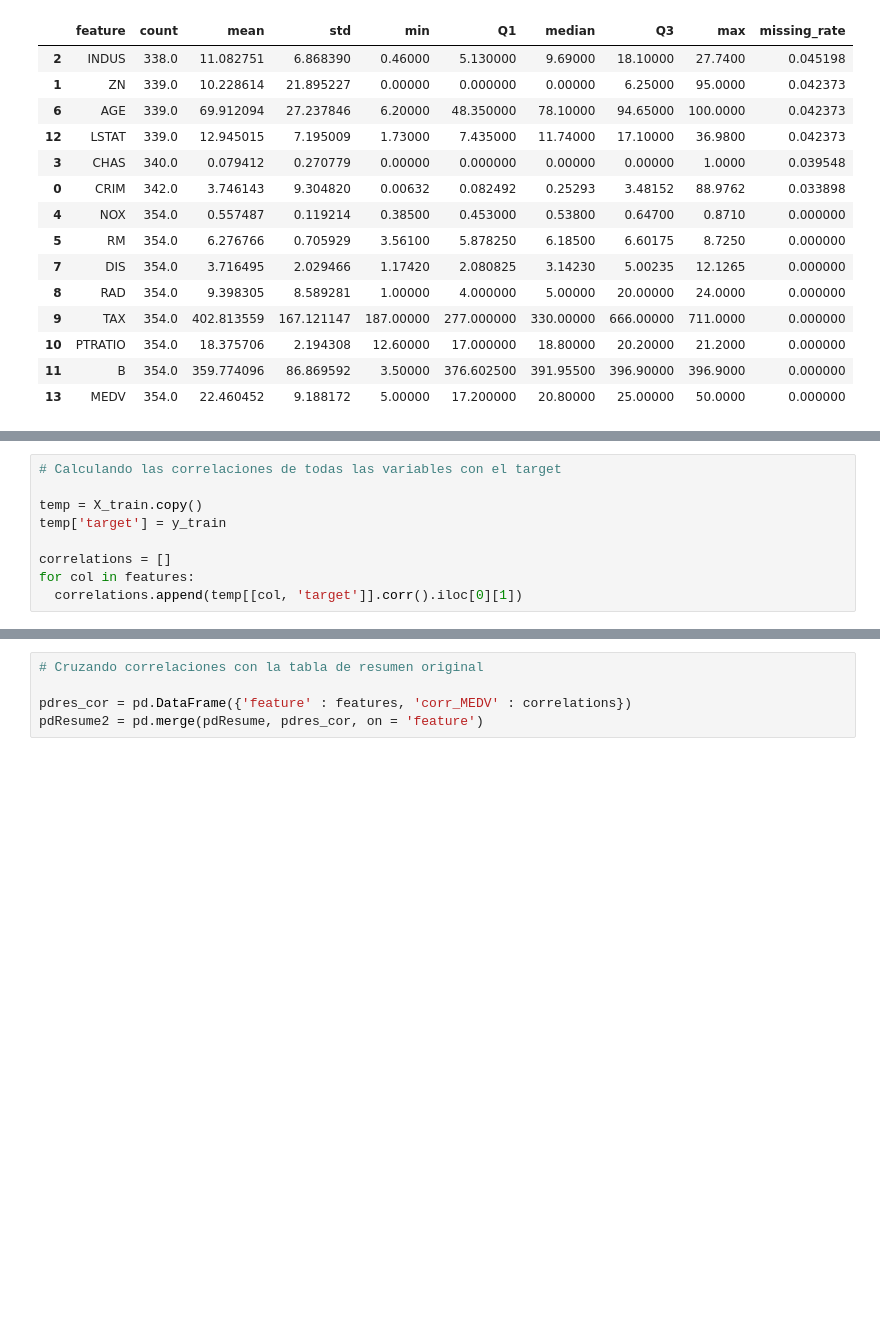
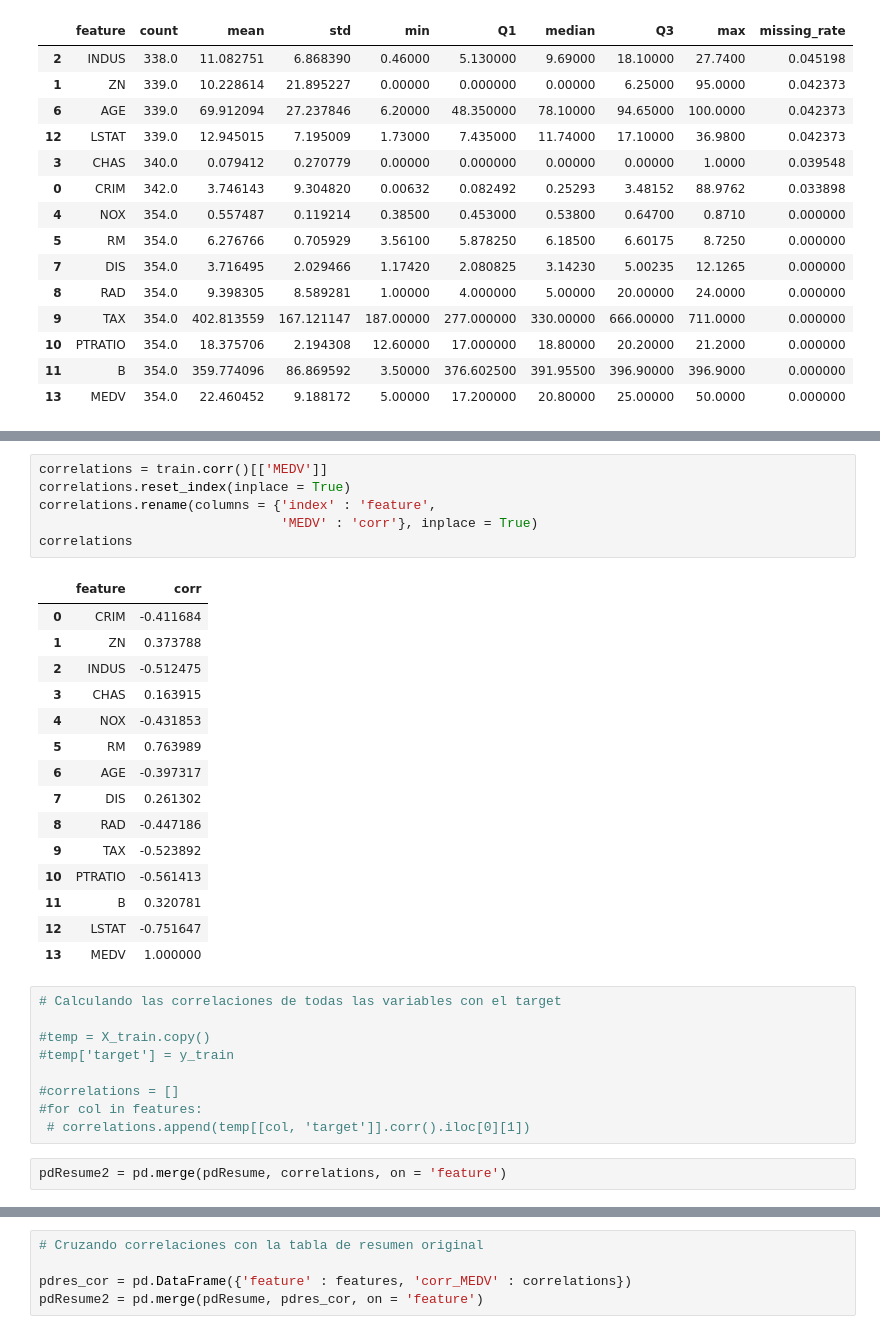
Before and after one commit to maacunap76/Especiaizacion_ML_Deep_DMC, a Jupyter notebook: Supervised_models/Linear_regression/Lab_Boston_Housing_v2.ipynb, the cells around one changed output, grey strips where cells are left out. Saved outputs shown, nothing was run; the diff lists cells and outputs as text; blank space fills up the shorter version.

```diff
--- a/Supervised_models/Linear_regression/Lab_Boston_Housing_v2.ipynb
+++ b/Supervised_models/Linear_regression/Lab_Boston_Housing_v2.ipynb
@@ -366,9 +405,33 @@ pdResume
+# %%
+correlations = train.corr()[['MEDV']]
+correlations.reset_index(inplace = True)
+correlations.rename(columns = {'index' : 'feature',
+                               'MEDV' : 'corr'}, inplace = True)
+correlations
+# %% [output]
+|  | feature | corr |
+| 0 | CRIM | -0.411684 |
+| 1 | ZN | 0.373788 |
+| 2 | INDUS | -0.512475 |
+| 3 | CHAS | 0.163915 |
+| 4 | NOX | -0.431853 |
+| 5 | RM | 0.763989 |
+| 6 | AGE | -0.397317 |
+| 7 | DIS | 0.261302 |
+| 8 | RAD | -0.447186 |
+| 9 | TAX | -0.523892 |
+| 10 | PTRATIO | -0.561413 |
+| 11 | B | 0.320781 |
+| 12 | LSTAT | -0.751647 |
+| 13 | MEDV | 1.000000 |
 # %%
 # Calculando las correlaciones de todas las variables con el target
 
-temp = X_train.copy()
-temp['target'] = y_train
+#temp = X_train.copy()
+#temp['target'] = y_train
 
-correlations = []
-for col in features:
-  correlations.append(temp[[col, 'target']].corr().iloc[0][1])
+#correlations = []
+#for col in features:
+ # correlations.append(temp[[col, 'target']].corr().iloc[0][1])
+# %%
+pdResume2 = pd.merge(pdResume, correlations, on = 'feature')
```
Also changed, not shown: parts of 4 cells of this notebook.
